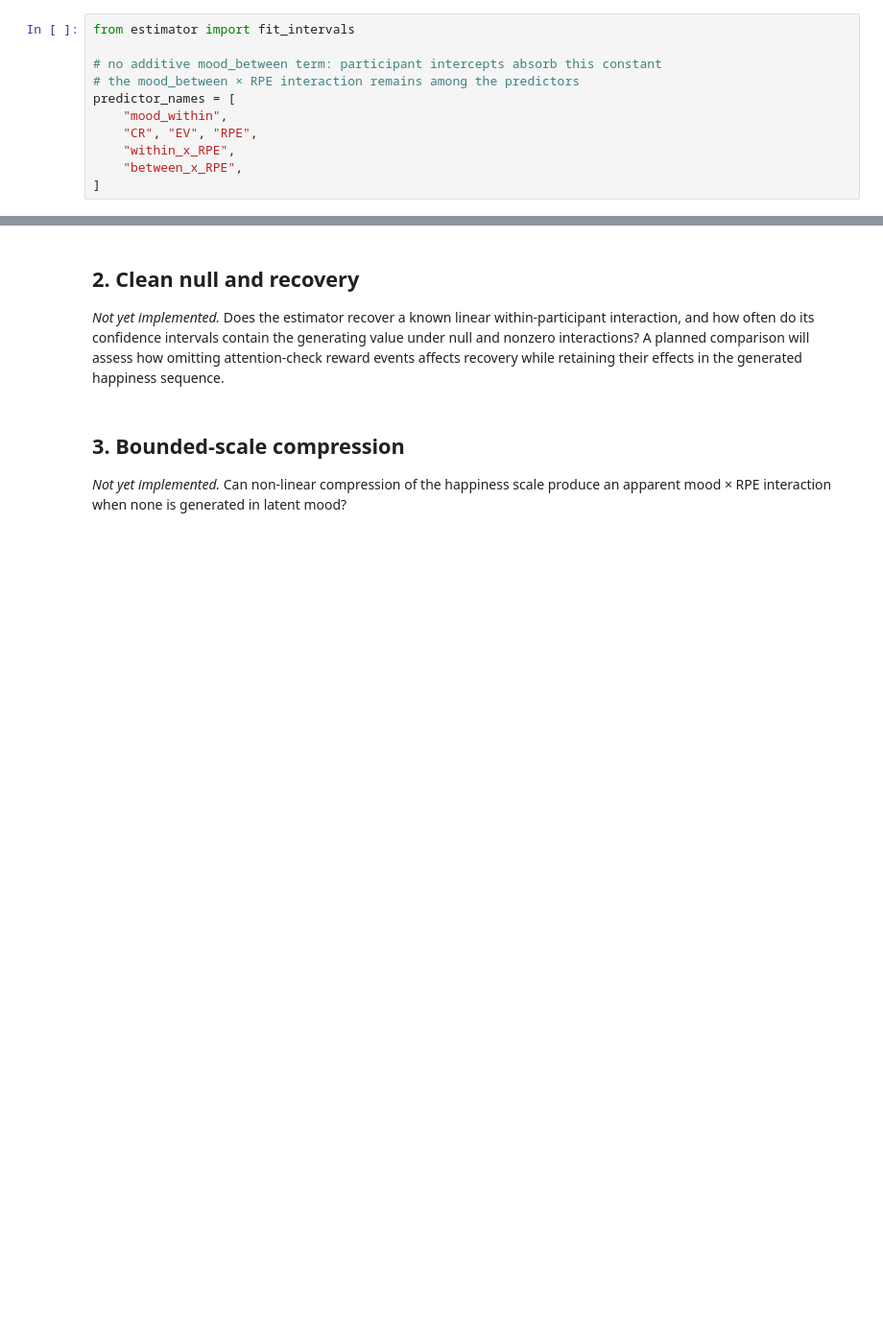
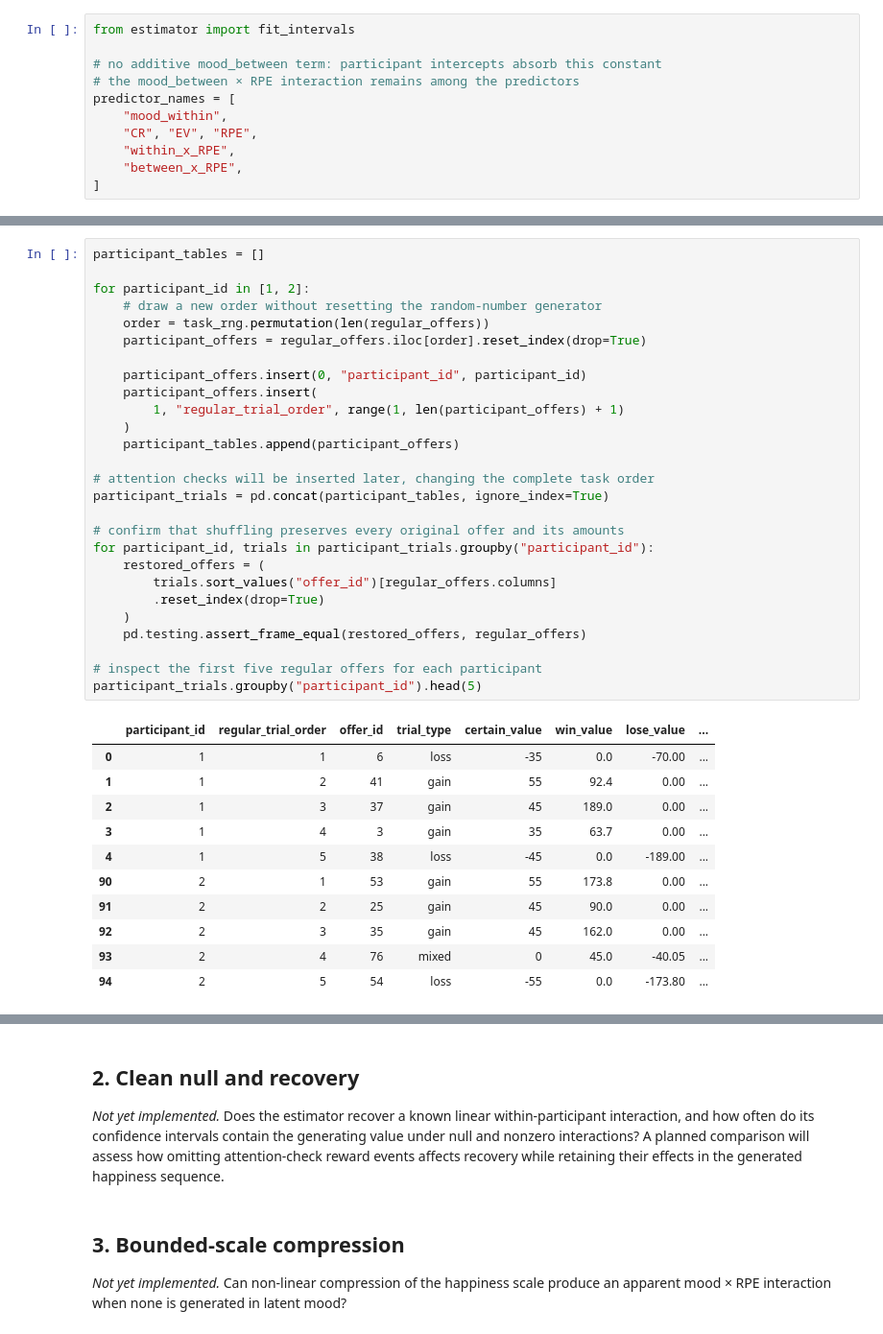
Before and after one commit to gustavbeen/mood-rpe-feasibility, a Jupyter notebook: notebooks/07_wang_model_validity.ipynb, the cells around one changed output, grey strips where cells are left out. Shown at 96% size. Saved outputs shown, nothing was run; the diff lists cells and outputs as text; blank space fills up the shorter version.

```diff
--- a/notebooks/07_wang_model_validity.ipynb
+++ b/notebooks/07_wang_model_validity.ipynb
@@ -58,0 +162,39 @@ predictor_names = [
+# %%
+participant_tables = []
+
+for participant_id in [1, 2]:
+    # draw a new order without resetting the random-number generator
+    order = task_rng.permutation(len(regular_offers))
+    participant_offers = regular_offers.iloc[order].reset_index(drop=True)
+
+    participant_offers.insert(0, "participant_id", participant_id)
+    participant_offers.insert(
+        1, "regular_trial_order", range(1, len(participant_offers) + 1)
+    )
+    participant_tables.append(participant_offers)
+
+# attention checks will be inserted later, changing the complete task order
+participant_trials = pd.concat(participant_tables, ignore_index=True)
+
+# confirm that shuffling preserves every original offer and its amounts
+for participant_id, trials in participant_trials.groupby("participant_id"):
+    restored_offers = (
+        trials.sort_values("offer_id")[regular_offers.columns]
+        .reset_index(drop=True)
+    )
+    pd.testing.assert_frame_equal(restored_offers, regular_offers)
+
+# inspect the first five regular offers for each participant
+participant_trials.groupby("participant_id").head(5)
+# %% [output]
+|  | participant_id | regular_trial_order | offer_id | trial_type | certain_value | win_value | lose_value | ... |
+| 0 | 1 | 1 | 6 | loss | -35 | 0.0 | -70.00 | ... |
+| 1 | 1 | 2 | 41 | gain | 55 | 92.4 | 0.00 | ... |
+| 2 | 1 | 3 | 37 | gain | 45 | 189.0 | 0.00 | ... |
+| 3 | 1 | 4 | 3 | gain | 35 | 63.7 | 0.00 | ... |
+| 4 | 1 | 5 | 38 | loss | -45 | 0.0 | -189.00 | ... |
+| 90 | 2 | 1 | 53 | gain | 55 | 173.8 | 0.00 | ... |
+| 91 | 2 | 2 | 25 | gain | 45 | 90.0 | 0.00 | ... |
+| 92 | 2 | 3 | 35 | gain | 45 | 162.0 | 0.00 | ... |
+| 93 | 2 | 4 | 76 | mixed | 0 | 45.0 | -40.05 | ... |
+| 94 | 2 | 5 | 54 | loss | -55 | 0.0 | -173.80 | ... |
```
Also changed, not shown: parts of 23 cells of this notebook.
